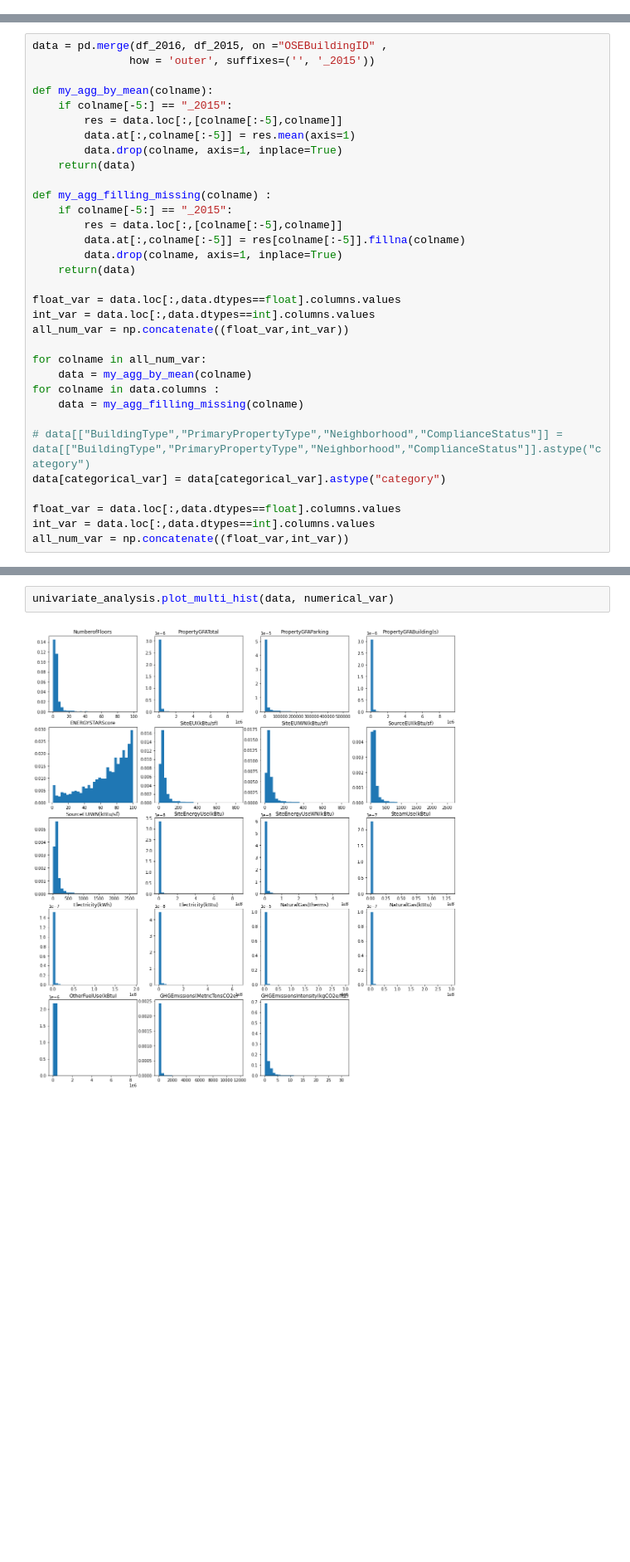
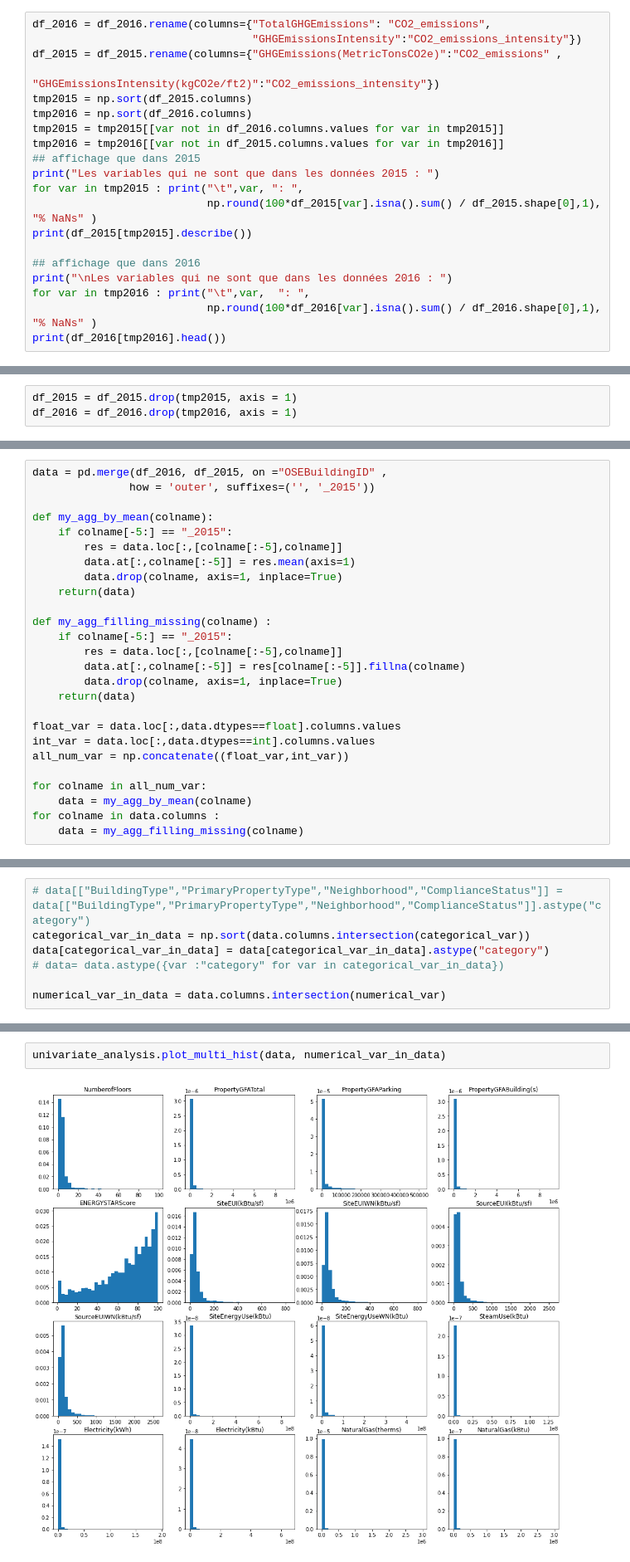
Before and after one commit to ClaireGayral/formation_openclassroom, a Jupyter notebook: P3_gayral_claire/preprocess.ipynb, the cells around one changed output, grey strips where cells are left out. Shown at 83% size. Drawn from its saved outputs; the diff is of its cells as text; blank space fills up the shorter version.

Commit message:
separation CO2 variables, reprise avec les objectifs en parallele

```diff
--- a/P3_gayral_claire/preprocess.ipynb
+++ b/P3_gayral_claire/preprocess.ipynb
@@ -37,0 +194,20 @@ df_2015 = df_2015.rename(columns={"ZipCode":"Zip Codes"})
+# %%
+df_2016 = df_2016.rename(columns={"TotalGHGEmissions": "CO2_emissions",
+                                  "GHGEmissionsIntensity":"CO2_emissions_intensity"})
+df_2015 = df_2015.rename(columns={"GHGEmissions(MetricTonsCO2e)":"CO2_emissions" ,
+                                  "GHGEmissionsIntensity(kgCO2e/ft2)":"CO2_emissions_intensity"})
+tmp2015 = np.sort(df_2015.columns)
+tmp2016 = np.sort(df_2016.columns)
+tmp2015 = tmp2015[[var not in df_2016.columns.values for var in tmp2015]]
+tmp2016 = tmp2016[[var not in df_2015.columns.values for var in tmp2016]]
+## affichage que dans 2015
+print("Les variables qui ne sont que dans les données 2015 : ")
+for var in tmp2015 : print("\t",var, ": ",
+                           np.round(100*df_2015[var].isna().sum() / df_2015.shape[0],1), "% NaNs" )
+print(df_2015[tmp2015].describe())
+
+## affichage que dans 2016
+print("\nLes variables qui ne sont que dans les données 2016 : ")
+for var in tmp2016 : print("\t",var,  ": ",
+                           np.round(100*df_2016[var].isna().sum() / df_2016.shape[0],1), "% NaNs" )
+print(df_2016[tmp2016].head())
@@ -38,3 +234,6 @@ df_2015 = df_2015.rename(columns={"ZipCode":"Zip Codes"})
+# %%
+df_2015 = df_2015.drop(tmp2015, axis = 1)
+df_2016 = df_2016.drop(tmp2016, axis = 1)
 # %% [markdown]
 # Data merge :
 
@@ -65,10 +264,3 @@ for colname in all_num_var:
     data = my_agg_by_mean(colname)
 for colname in data.columns :
     data = my_agg_filling_missing(colname)
-
-# data[["BuildingType","PrimaryPropertyType","Neighborhood","ComplianceStatus"]] = data[["BuildingType","PrimaryPropertyType","Neighborhood","ComplianceStatus"]].astype("category")
-data[categorical_var] = data[categorical_var].astype("category")
-
-float_var = data.loc[:,data.dtypes==float].columns.values
-int_var = data.loc[:,data.dtypes==int].columns.values
-all_num_var = np.concatenate((float_var,int_var))
@@ -74,0 +269,7 @@ all_num_var = np.concatenate((float_var,int_var))
+# %%
+# data[["BuildingType","PrimaryPropertyType","Neighborhood","ComplianceStatus"]] = data[["BuildingType","PrimaryPropertyType","Neighborhood","ComplianceStatus"]].astype("category")
+categorical_var_in_data = np.sort(data.columns.intersection(categorical_var))
+data[categorical_var_in_data] = data[categorical_var_in_data].astype("category")
+# data= data.astype({var :"category" for var in categorical_var_in_data})
+
+numerical_var_in_data = data.columns.intersection(numerical_var)
@@ -85,4 +310,4 @@ array([1. , 2. , 2.5, 3. , 4. , 5. , 5.5, 6. , 7. ])
 # %%
-univariate_analysis.plot_multi_hist(data, numerical_var)
+univariate_analysis.plot_multi_hist(data, numerical_var_in_data)
 # %% [output]
-[figure, old version]
+[figure, new version]
```
Also changed, not shown: parts of 43 cells of this notebook.
